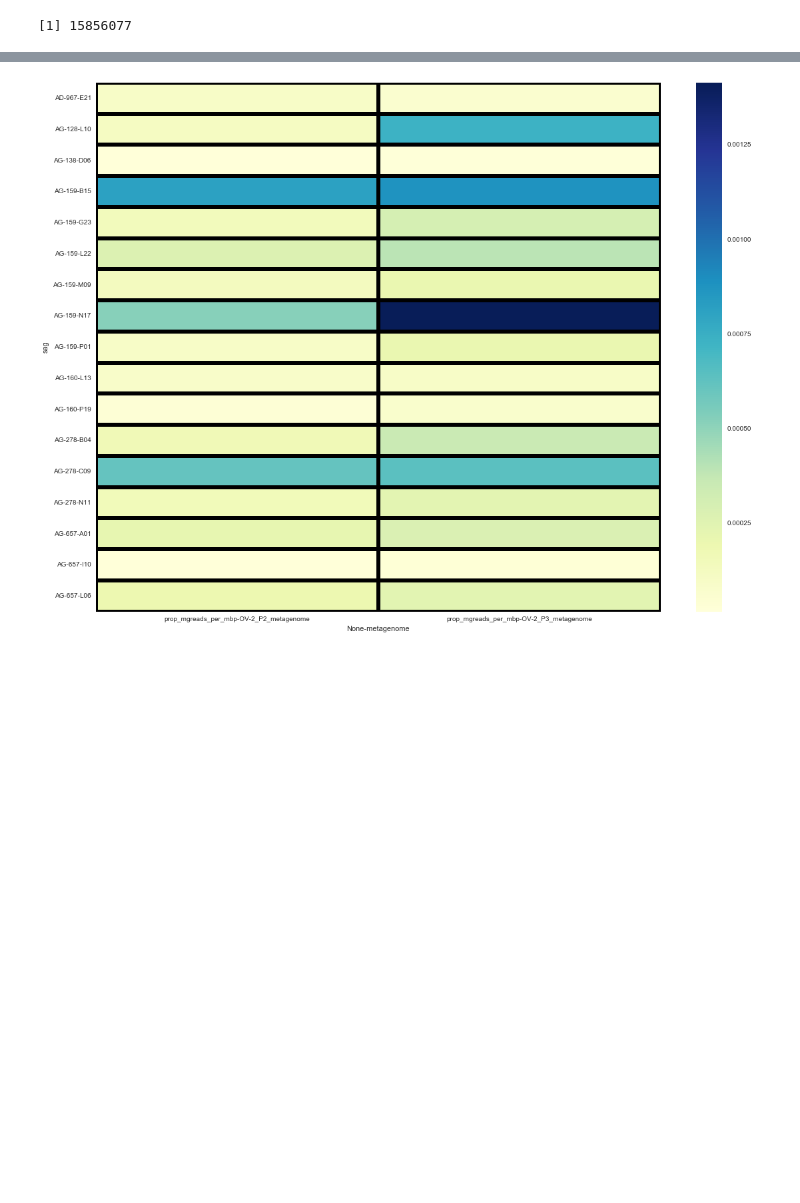
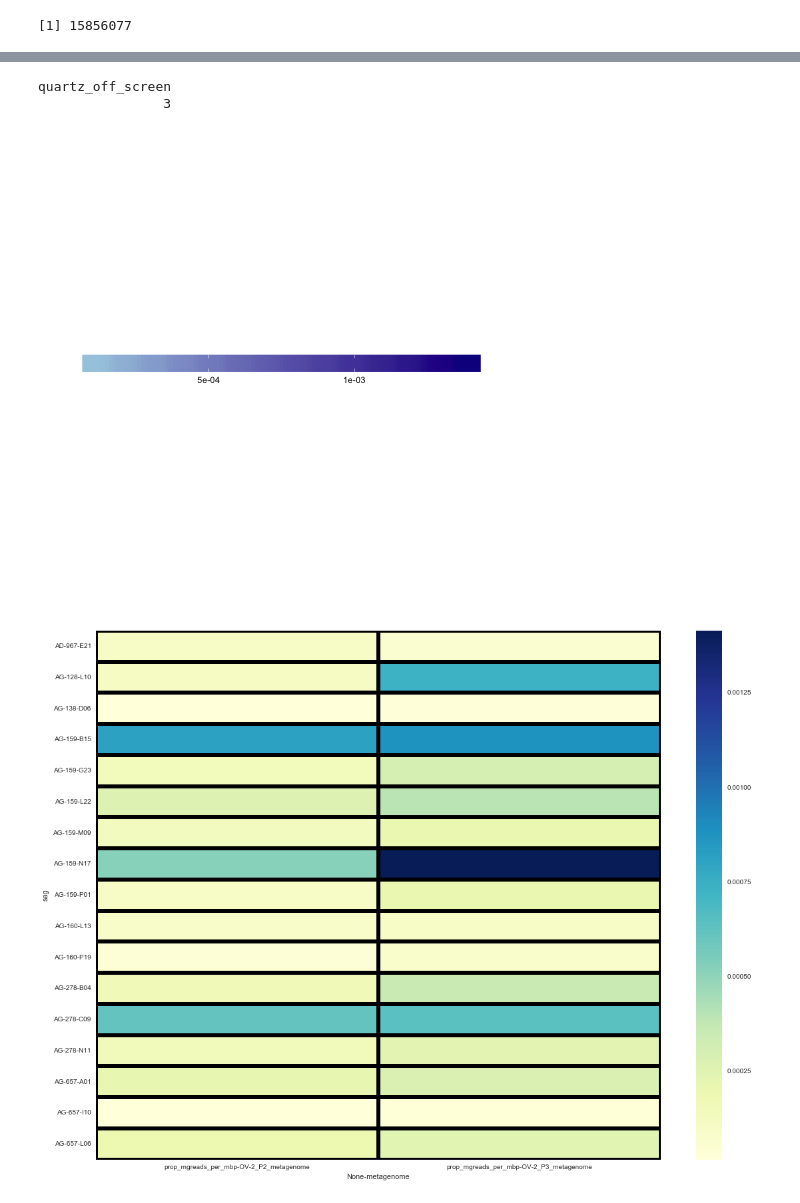
Before and after one commit to BigelowLab/sag-mg-recruit, a Jupyter notebook: notebooks/Plotting.ipynb, the cells around one changed output, grey strips where cells are left out. Cells and saved outputs as stored; diff of their text form; code cells hidden in the pictures; blank space fills up the shorter version.

```diff
--- a/notebooks/Plotting.ipynb
+++ b/notebooks/Plotting.ipynb
@@ -136,3 +167,26 @@ Error in loadNamespace(name) : there is no package called ‘ggExtra’
+# %%
+%%R
+?png
+png(filename = "../data/summary_tbls/eric_SPAM_vs_OV-2mgs_160721.png",
+   width=600, height=600, units="px")
+plot(final)
+dev.off()
+# %% [output]
+quartz_off_screen
+                3
+# %%
+%%R
+legend <- pairs %>% ggplot(aes(metagenome, sag)) + geom_blank(aes(fill=prop_mgreads_per_mbp))
+legend <- legend + theme(axis.text = element_blank(),
+                axis.title = element_blank(),
+                line = element_blank(),
+                panel.background = element_blank()) +labs(fill="")
+legend <- legend + theme(legend.key.width=unit(80, "pt"),
+                 legend.position=c(.5, .5),
+                 legend.direction="horizontal") + scale_fill_gradient(low="lightblue", high="darkblue")
+plot(legend)
+# %% [output]
+[figure, added]
 # %%
 import seaborn as sns
 import pandas as pd
```
Also changed, not shown: parts of 12 cells of this notebook.
